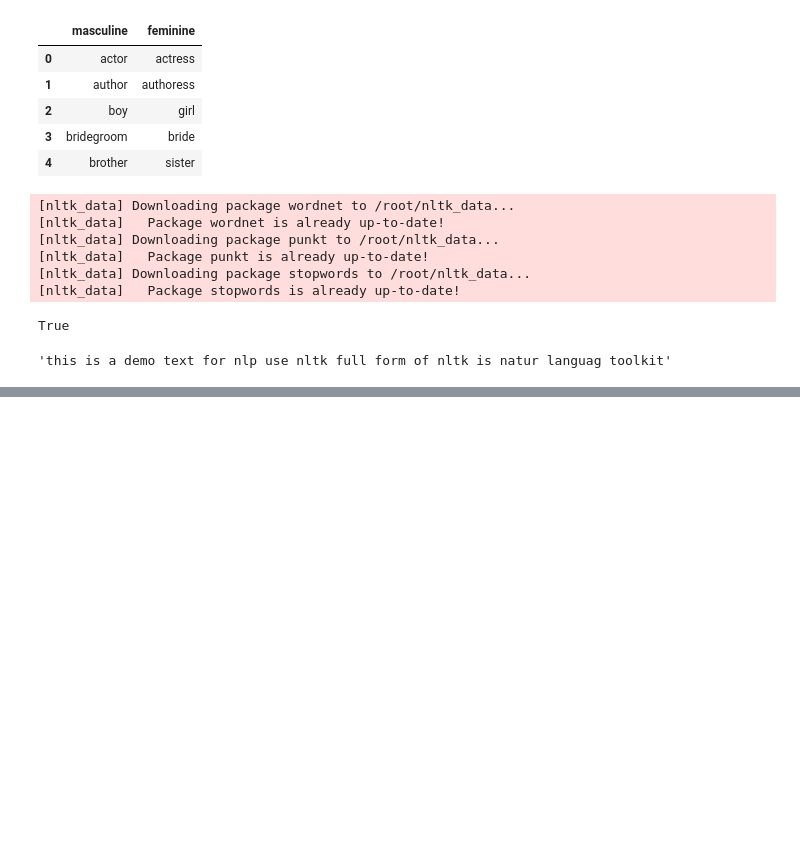
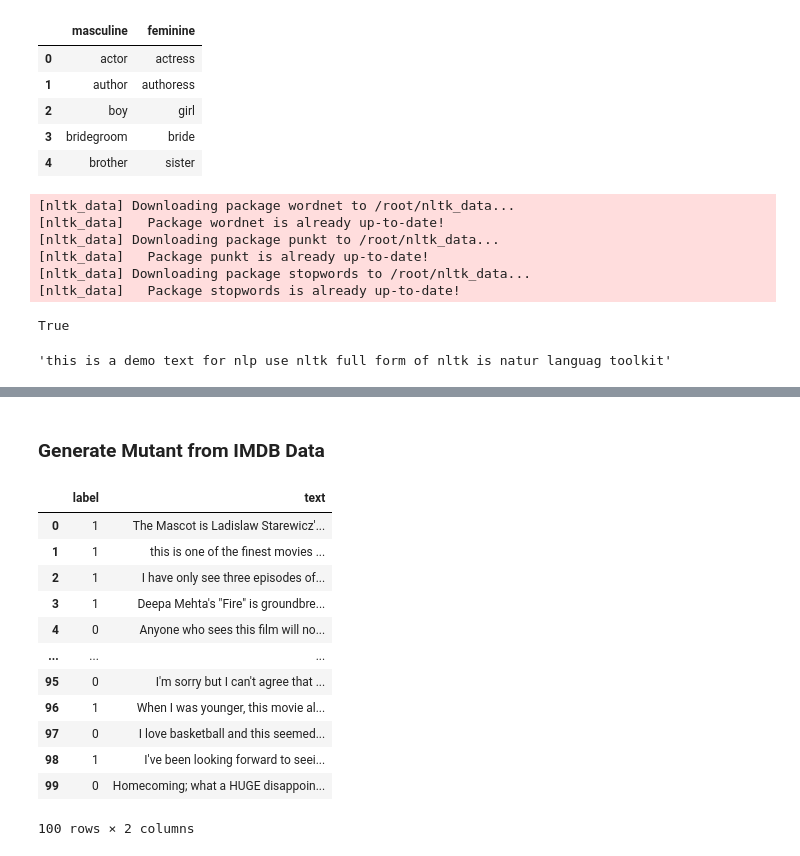
Before and after one commit to soarsmu/BiasFinder, a Jupyter notebook: data/mutant-generation.ipynb, the cells around one changed output, grey strips where cells are left out. Drawn from its saved outputs; the diff is of its cells as text; code cells hidden in the pictures; blank space fills up the shorter version.

```diff
--- a/data/mutant-generation.ipynb
+++ b/data/mutant-generation.ipynb
@@ -67,0 +272,20 @@ df.to_csv("asset/masculine-feminine-cleaned.txt", index=False)
+# %% [markdown]
+### Generate Mutant from IMDB Data
+# %%
+df = pd.read_csv("imdb/test.csv", sep="\t", header=None, names=["label", "text"])
+df = df[:100]
+df
+# %% [output]
+|  | label | text |
+| 0 | 1 | The Mascot is Ladislaw Starewicz'... |
+| 1 | 1 | this is one of the finest movies ... |
+| 2 | 1 | I have only see three episodes of... |
+| 3 | 1 | Deepa Mehta's "Fire" is groundbre... |
+| 4 | 0 | Anyone who sees this film will no... |
+| ... | ... | ... |
+| 95 | 0 | I'm sorry but I can't agree that ... |
+| 96 | 1 | When I was younger, this movie al... |
+| 97 | 0 | I love basketball and this seemed... |
+| 98 | 1 | I've been looking forward to seei... |
+| 99 | 0 | Homecoming; what a HUGE disappoin... |
+100 rows × 2 columns
```
Also changed, not shown: parts of 31 cells of this notebook.
